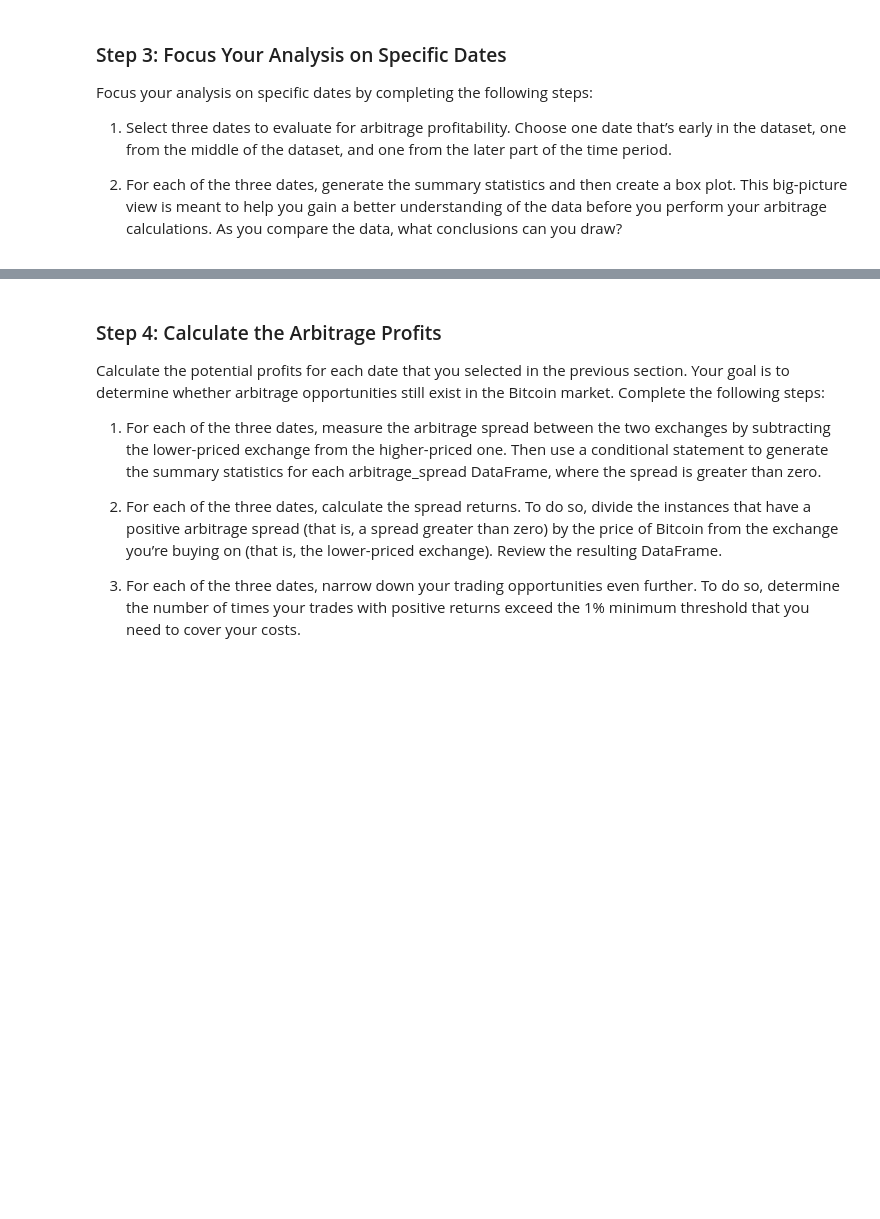
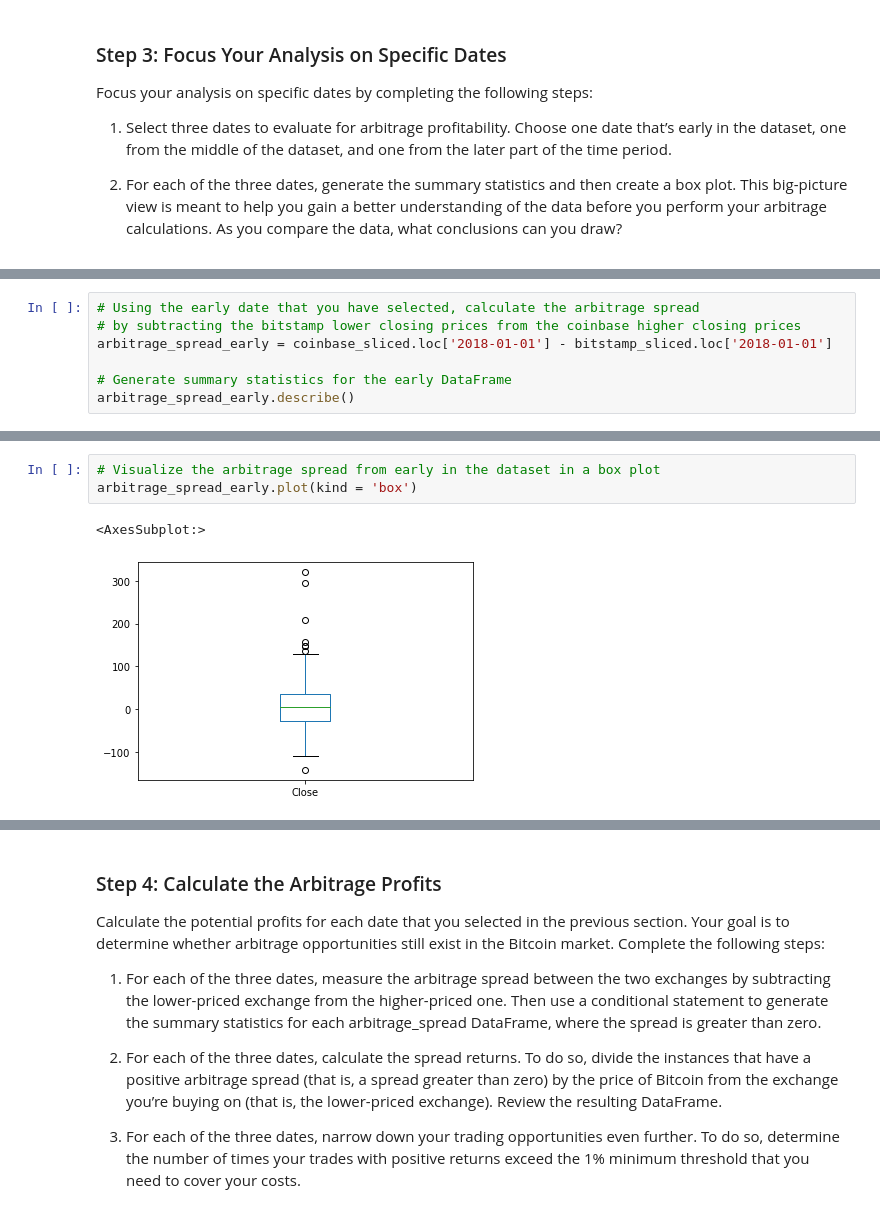
Before and after one commit to sjufan84/crypto_arbitrage-school-project-, a Jupyter notebook: crypto_arbitrage.ipynb, the cells around one changed output, grey strips where cells are left out. Drawn from its saved outputs; the diff is of its cells as text; blank space fills up the shorter version.

```diff
--- a/crypto_arbitrage.ipynb
+++ b/crypto_arbitrage.ipynb
@@ -352,0 +369,7 @@ Focus your analysis on specific dates by completing the following steps:
+# %%
+# Using the early date that you have selected, calculate the arbitrage spread
+# by subtracting the bitstamp lower closing prices from the coinbase higher closing prices
+arbitrage_spread_early = coinbase_sliced.loc['2018-01-01'] - bitstamp_sliced.loc['2018-01-01']
+
+# Generate summary statistics for the early DataFrame
+arbitrage_spread_early.describe()
@@ -352,0 +386,6 @@ Focus your analysis on specific dates by completing the following steps:
+# %%
+# Visualize the arbitrage spread from early in the dataset in a box plot
+arbitrage_spread_early.plot(kind = 'box')
+# %% [output]
+<AxesSubplot:>
+[figure, added]
```
Also changed, not shown: parts of 15 cells of this notebook.
